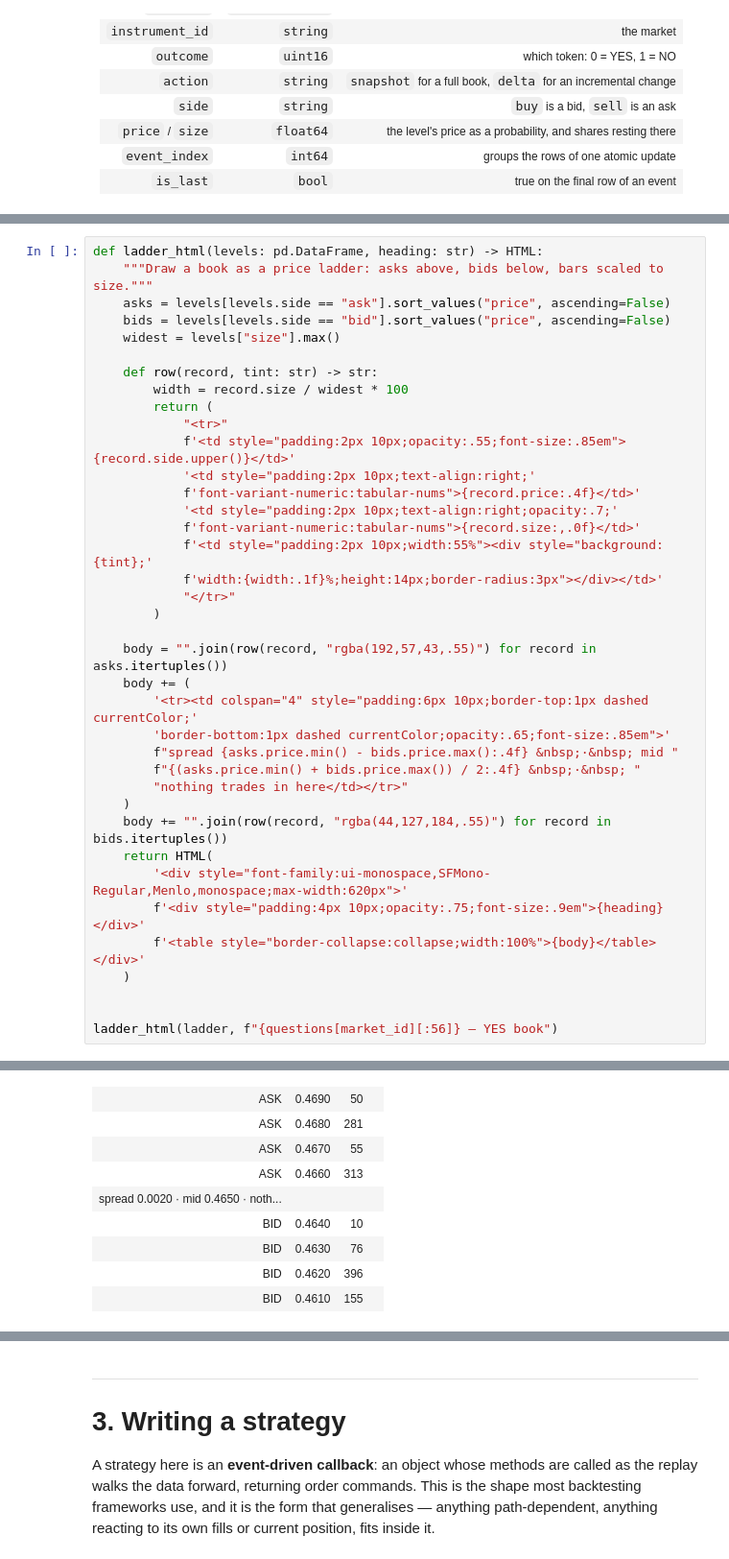
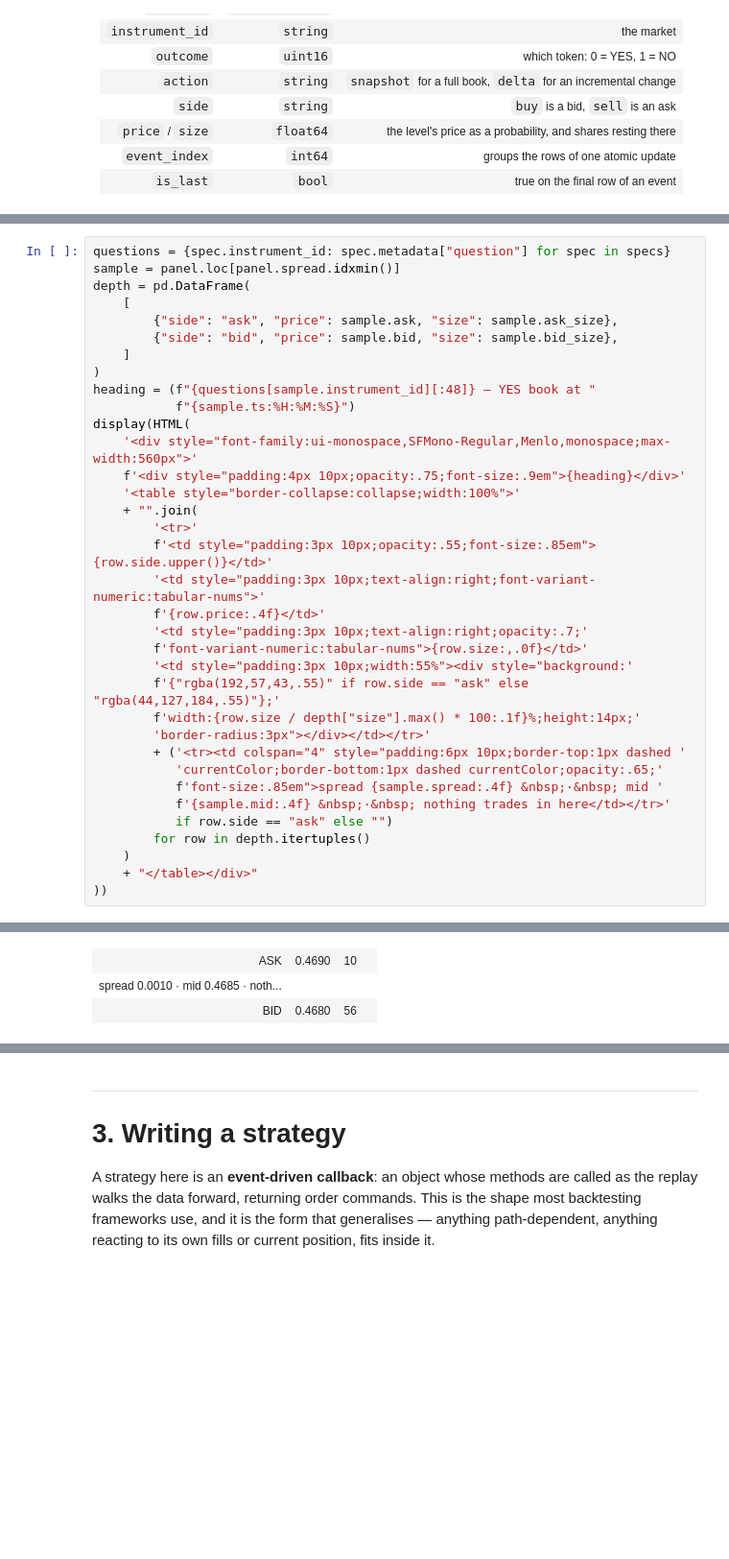
Before and after one commit to h5i-dev/h5i-db-cookbook, a Jupyter notebook: articles/practical_backtesting_for_polymarket.ipynb, the cells around one changed output, grey strips where cells are left out. Shown at 96% size. Drawn from its saved outputs; the diff is of its cells as text; blank space fills up the shorter version.

```diff
--- a/articles/practical_backtesting_for_polymarket.ipynb
+++ b/articles/practical_backtesting_for_polymarket.ipynb
@@ -375,39 +316,36 @@ best bid 0.4640   best ask 0.4660   mid 0.4650   spread 0.0020
 # %%
-def ladder_html(levels: pd.DataFrame, heading: str) -> HTML:
-    """Draw a book as a price ladder: asks above, bids below, bars scaled to size."""
-    asks = levels[levels.side == "ask"].sort_values("price", ascending=False)
-    bids = levels[levels.side == "bid"].sort_values("price", ascending=False)
-    widest = levels["size"].max()
-
-    def row(record, tint: str) -> str:
-        width = record.size / widest * 100
-        return (
-            "<tr>"
-            f'<td style="padding:2px 10px;opacity:.55;font-size:.85em">{record.side.upper()}</td>'
-            '<td style="padding:2px 10px;text-align:right;'
-            f'font-variant-numeric:tabular-nums">{record.price:.4f}</td>'
-            '<td style="padding:2px 10px;text-align:right;opacity:.7;'
-            f'font-variant-numeric:tabular-nums">{record.size:,.0f}</td>'
-            f'<td style="padding:2px 10px;width:55%"><div style="background:{tint};'
-            f'width:{width:.1f}%;height:14px;border-radius:3px"></div></td>'
-            "</tr>"
-        )
-
-    body = "".join(row(record, "rgba(192,57,43,.55)") for record in asks.itertuples())
-    body += (
-        '<tr><td colspan="4" style="padding:6px 10px;border-top:1px dashed currentColor;'
-        'border-bottom:1px dashed currentColor;opacity:.65;font-size:.85em">'
-        f"spread {asks.price.min() - bids.price.max():.4f} &nbsp;·&nbsp; mid "
-        f"{(asks.price.min() + bids.price.max()) / 2:.4f} &nbsp;·&nbsp; "
-        "nothing trades in here</td></tr>"
+questions = {spec.instrument_id: spec.metadata["question"] for spec in specs}
+sample = panel.loc[panel.spread.idxmin()]
+depth = pd.DataFrame(
+    [
+        {"side": "ask", "price": sample.ask, "size": sample.ask_size},
+        {"side": "bid", "price": sample.bid, "size": sample.bid_size},
+    ]
+)
+heading = (f"{questions[sample.instrument_id][:48]} — YES book at "
+           f"{sample.ts:%H:%M:%S}")
+display(HTML(
+    '<div style="font-family:ui-monospace,SFMono-Regular,Menlo,monospace;max-width:560px">'
+    f'<div style="padding:4px 10px;opacity:.75;font-size:.9em">{heading}</div>'
+    '<table style="border-collapse:collapse;width:100%">'
+    + "".join(
+        '<tr>'
+        f'<td style="padding:3px 10px;opacity:.55;font-size:.85em">{row.side.upper()}</td>'
+        '<td style="padding:3px 10px;text-align:right;font-variant-numeric:tabular-nums">'
+        f'{row.price:.4f}</td>'
+        '<td style="padding:3px 10px;text-align:right;opacity:.7;'
+        f'font-variant-numeric:tabular-nums">{row.size:,.0f}</td>'
+        '<td style="padding:3px 10px;width:55%"><div style="background:'
+        f'{"rgba(192,57,43,.55)" if row.side == "ask" else "rgba(44,127,184,.55)"};'
+        f'width:{row.size / depth["size"].max() * 100:.1f}%;height:14px;'
+        'border-radius:3px"></div></td></tr>'
+        + ('<tr><td colspan="4" style="padding:6px 10px;border-top:1px dashed '
+           'currentColor;border-bottom:1px dashed currentColor;opacity:.65;'
+           f'font-size:.85em">spread {sample.spread:.4f} &nbsp;·&nbsp; mid '
+           f'{sample.mid:.4f} &nbsp;·&nbsp; nothing trades in here</td></tr>'
+           if row.side == "ask" else "")
+        for row in depth.itertuples()
     )
-    body += "".join(row(record, "rgba(44,127,184,.55)") for record in bids.itertuples())
-    return HTML(
-        '<div style="font-family:ui-monospace,SFMono-Regular,Menlo,monospace;max-width:620px">'
-        f'<div style="padding:4px 10px;opacity:.75;font-size:.9em">{heading}</div>'
-        f'<table style="border-collapse:collapse;width:100%">{body}</table></div>'
-    )
-
-
-ladder_html(ladder, f"{questions[market_id][:56]} — YES book")
+    + "</table></div>"
+))
 # %% [output]
@@ -415,9 +353,3 @@ Will Michael B. Jordan win Best Actor at the 98th Academ — YES book
-| ASK | 0.4690 | 50 |  |
-| ASK | 0.4680 | 281 |  |
-| ASK | 0.4670 | 55 |  |
-| ASK | 0.4660 | 313 |  |
-| spread 0.0020 · mid 0.4650 · noth... |  |  |  |
-| BID | 0.4640 | 10 |  |
-| BID | 0.4630 | 76 |  |
-| BID | 0.4620 | 396 |  |
-| BID | 0.4610 | 155 |  |
+| ASK | 0.4690 | 10 |  |
+| spread 0.0010 · mid 0.4685 · noth... |  |  |  |
+| BID | 0.4680 | 56 |  |
```
Also changed, not shown: parts of 19 cells of this notebook, 1 other file.
